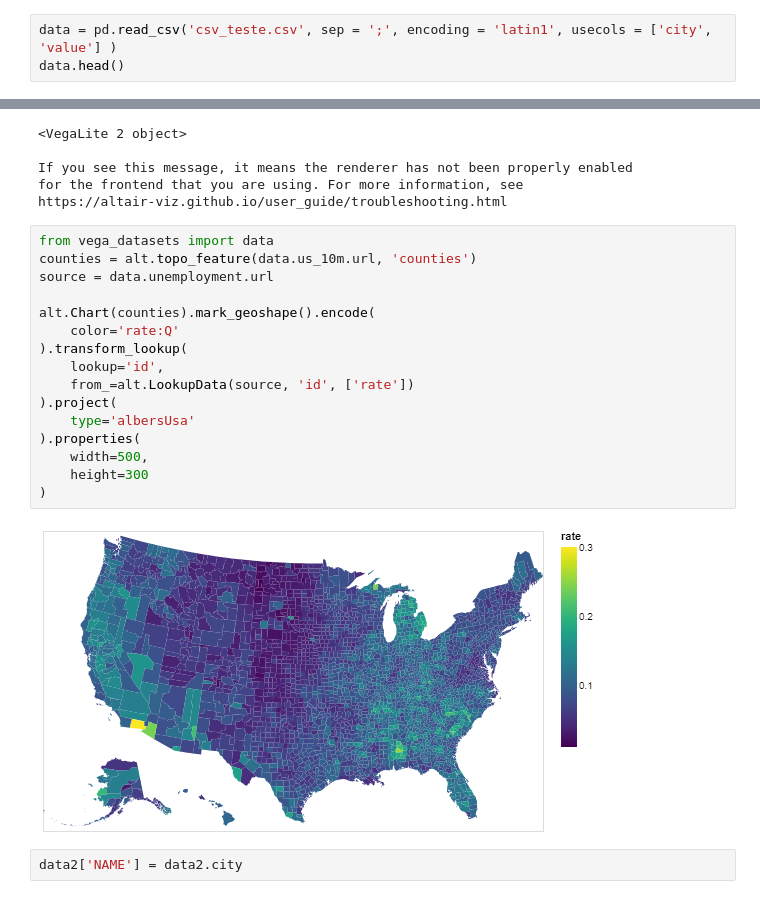
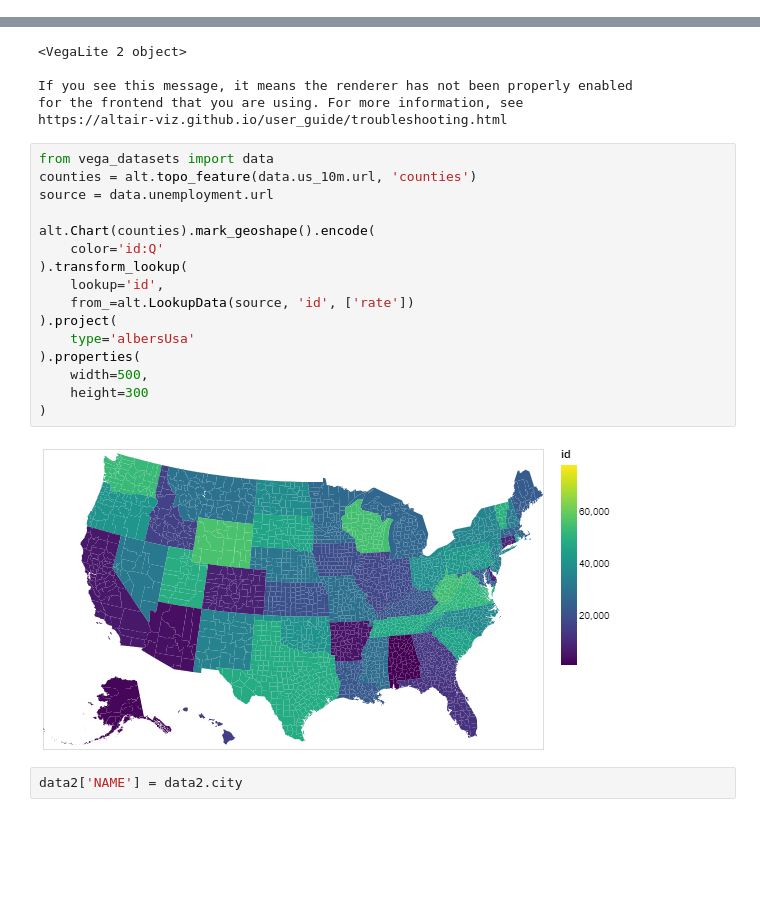
Before and after one commit to GiovaniValdrighi/DataScience_IC, a Jupyter notebook: MapPlot.ipynb, the cells around one changed output, grey strips where cells are left out. Saved outputs shown, nothing was run; the diff lists cells and outputs as text; blank space fills up the shorter version.

```diff
--- a/MapPlot.ipynb
+++ b/MapPlot.ipynb
@@ -1,6 +1,3 @@
 # %%
 import altair as alt
 import pandas as pd
-# %%
-data = pd.read_csv('csv_teste.csv', sep = ';', encoding = 'latin1', usecols = ['city', 'value'] )
-data.head()
@@ -73,21 +67,21 @@ https://altair-viz.github.io/user_guide/troubleshooting.html
 # %%
 from vega_datasets import data
 counties = alt.topo_feature(data.us_10m.url, 'counties')
 source = data.unemployment.url
 
 alt.Chart(counties).mark_geoshape().encode(
-    color='rate:Q'
+    color='id:Q'
 ).transform_lookup(
     lookup='id',
     from_=alt.LookupData(source, 'id', ['rate'])
 ).project(
     type='albersUsa'
 ).properties(
     width=500,
     height=300
 )
 # %% [output]
-[figure, old version]
+[figure, new version]
 # %%
 data2['NAME'] = data2.city
 # %%
```
Also changed, not shown: parts of 4 cells of this notebook, 7 other files.
